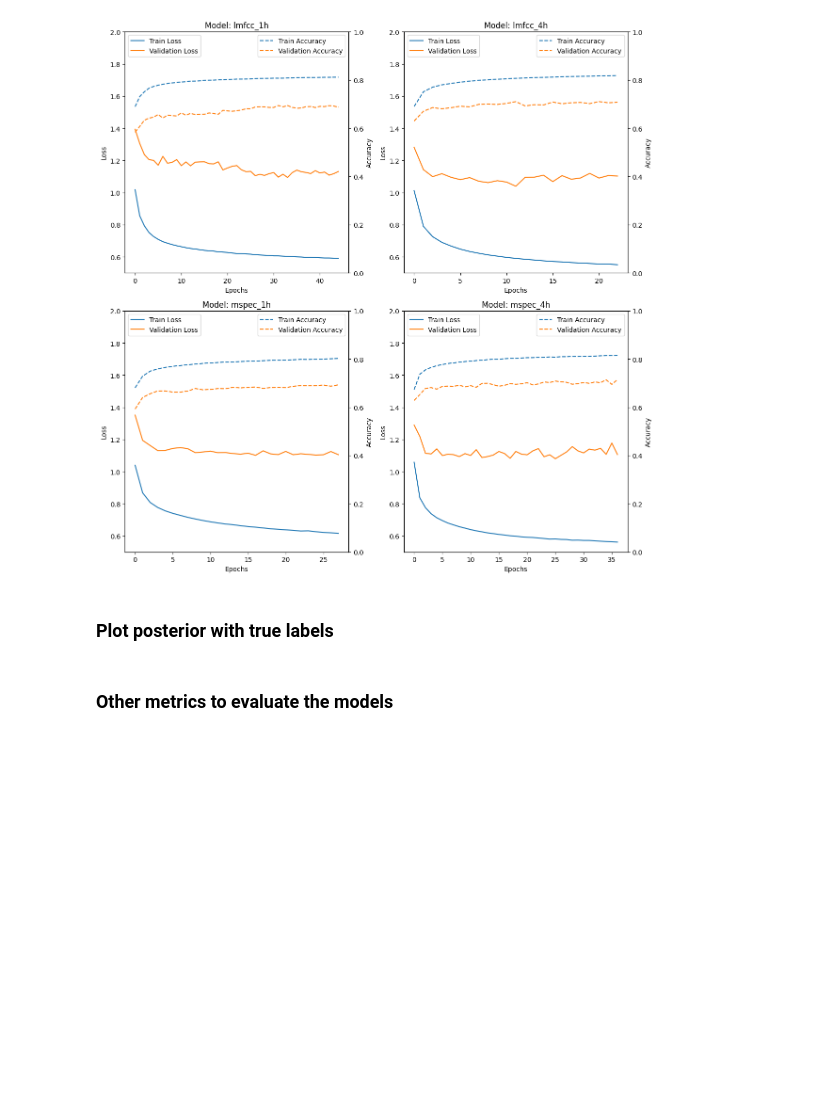
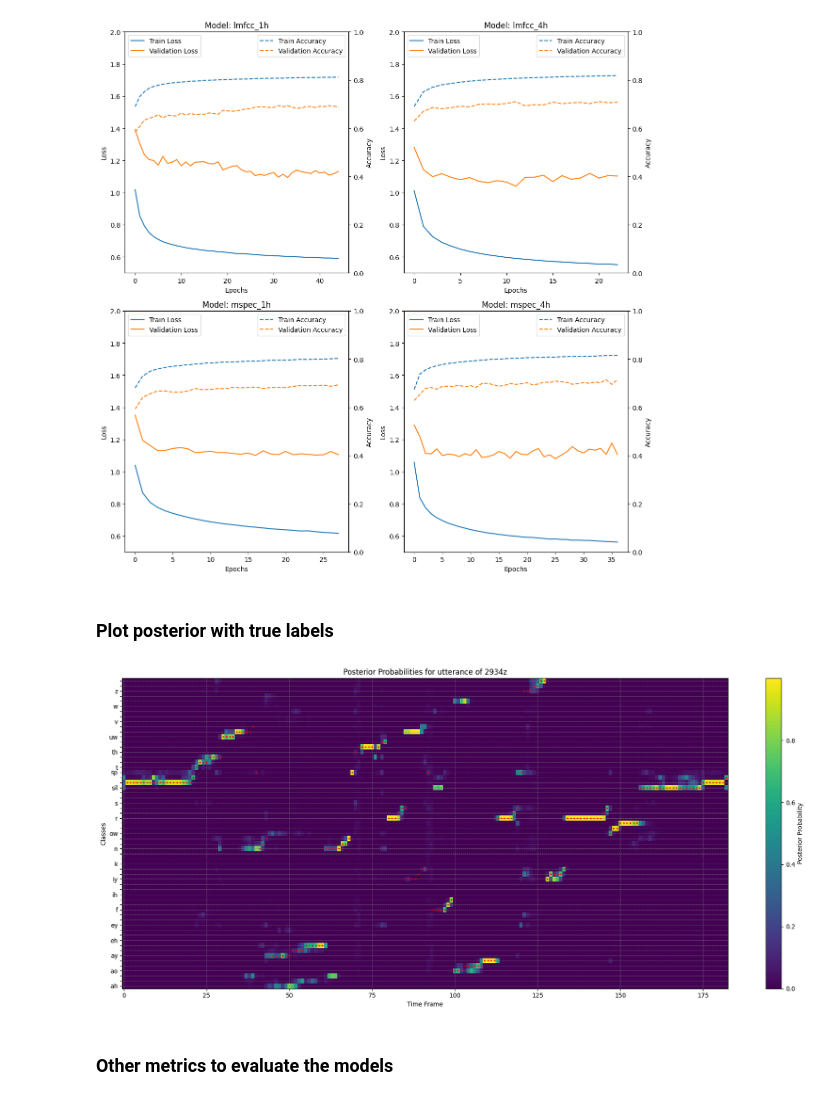
Before and after one commit to celdot/Speech_Speaker_Recognition, a Jupyter notebook: Assignements/lab3/lab3.ipynb, the cells around one changed output. Cells and saved outputs as stored; diff of their text form; code cells hidden in the pictures; blank space fills up the shorter version.

Commit message:
plot model poterior

```diff
--- a/Assignements/lab3/lab3.ipynb
+++ b/Assignements/lab3/lab3.ipynb
@@ -35,6 +35,10 @@ TEST_DIR = os.path.relpath(TEST_DIR)
 
 DATASET_DIR = os.path.relpath("data")
 FIGURES_DIR = os.path.relpath("figures")
+MODELS_DIR = os.path.relpath("models")
+os.makedirs(DATASET_DIR, exist_ok=True)
+os.makedirs(FIGURES_DIR, exist_ok=True)
+os.makedirs(MODELS_DIR, exist_ok=True)
 # %%
 phoneHMMs = np.load('lab2_models_all.npz', allow_pickle=True)['phoneHMMs'].item()
 phones = sorted(phoneHMMs.keys())
@@ -619,11 +621,14 @@ def plot_posteriors_for_example_utterance(model_name, example_utterance, stateLi
     true_labels = [stateList.index(s) for s in true_state_labels]
     label_names = stateList
 
+    utterance_content = path2info(example_utterance["filename"])[2]
+
     # Plot
     plt.figure(figsize=(18, 8))
     plt.imshow(posteriors.T, aspect='auto', origin='lower', interpolation='nearest')
+    plt.grid(color='gray', linestyle='--', linewidth=0.5)
     plt.colorbar(label="Posterior Probability")
-    plt.title(f"Posterior Probabilities for Example Utterance")
+    plt.title("Posterior Probabilities for utterance of {}".format(utterance_content))
     plt.ylabel("Classes")
     plt.xlabel("Time Frame")
 
@@ -631,13 +636,30 @@ def plot_posteriors_for_example_utterance(model_name, example_utterance, stateLi
     for t, label in enumerate(true_labels):
         plt.plot(t, label, 'r.', markersize=3)
 
-    plt.yticks(ticks=np.arange(len(label_names)), labels=label_names)
+    # Fuse labels with same state (e.g., "aa_0" and "aa_1")
+    fused_labels = []
+    for i in range(len(label_names)):
+        state_name = label_names[i].split("_")[0]
+        if len(fused_labels) == 0 or state_name != fused_labels[-1]:
+            fused_labels.append(state_name)
+
+    ticks = np.arange(0, len(label_names))
+    tick_labels = []
+    for i in range(len(fused_labels)):
+        tick_labels.append(fused_labels[i])
+        for j in range(1, nstates[fused_labels[i]]):
+            tick_labels.append("")
+
+    plt.yticks(ticks, tick_labels)
+
     plt.tight_layout()
     plt.show()
 # %%
-example = test_data[17]
-
+example = test_data[10]
+lmfcc_scaler = np.load("data/lmfcc_scaler.npz", allow_pickle=True)["lmfcc_scaler"].item()
 plot_posteriors_for_example_utterance("lmfcc_4h", example, stateList, lmfcc_scaler)
+# %% [output]
+[figure, added]
 # %% [markdown]
 ### Other metrics to evaluate the models
 # %%
```
Also changed, not shown: parts of 1 cell of this notebook.
